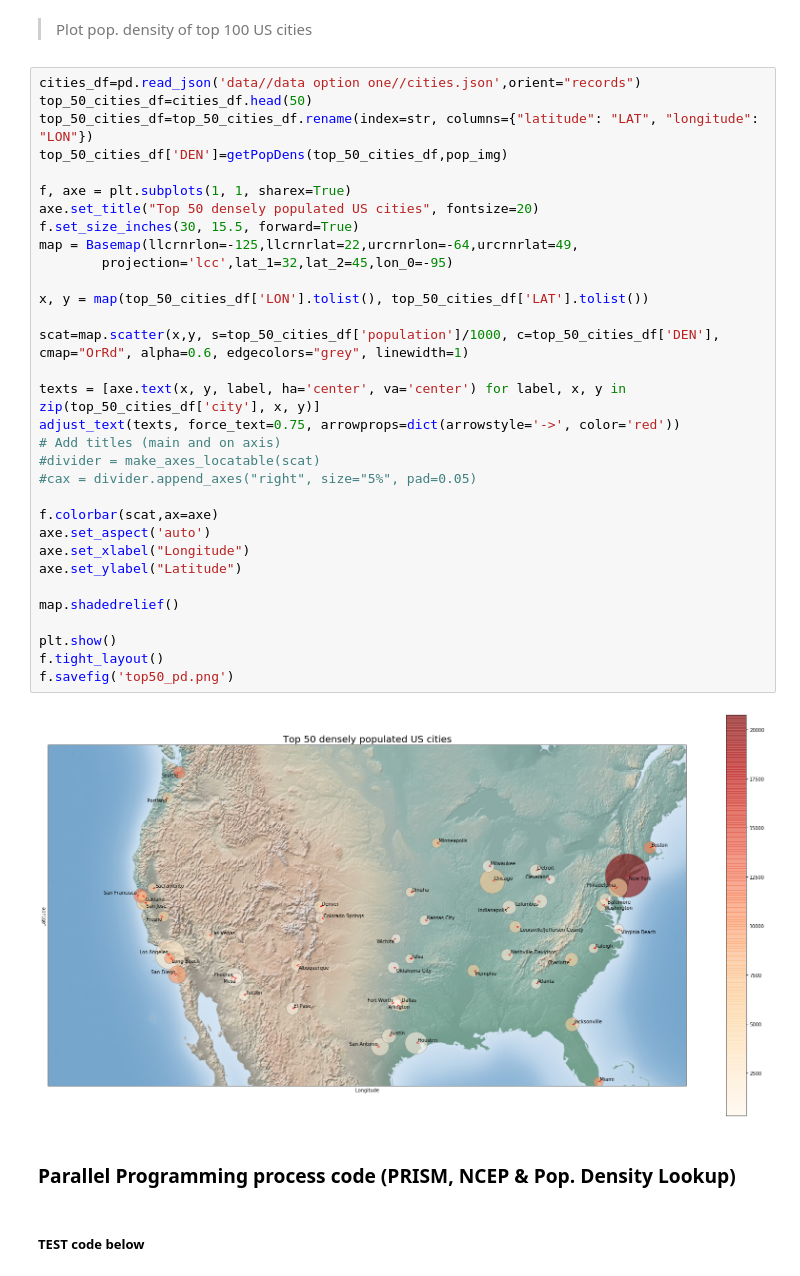
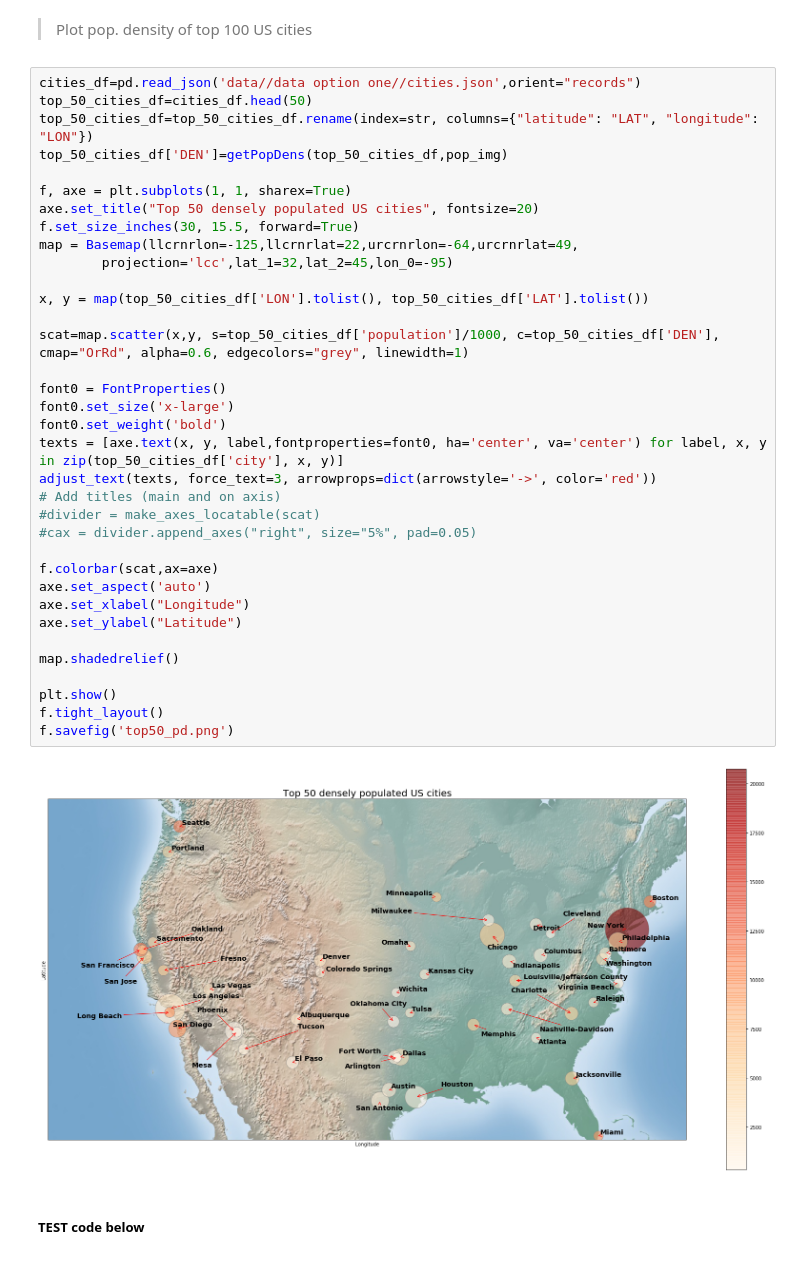
Before and after one commit to ShawnHouCHN/Large-scale-social-media-data-as-a-sensor-for-public-opinion-on-climate-change, a Jupyter notebook: Data Preprocessing & Modelling.ipynb, the cells around one changed output. Drawn from its saved outputs; the diff is of its cells as text.

```diff
--- a/Data Preprocessing & Modelling.ipynb
+++ b/Data Preprocessing & Modelling.ipynb
@@ -716,38 +776,39 @@ print data[4278:7230,6625:13656].shape
 cities_df=pd.read_json('data//data option one//cities.json',orient="records")
 top_50_cities_df=cities_df.head(50)
 top_50_cities_df=top_50_cities_df.rename(index=str, columns={"latitude": "LAT", "longitude": "LON"})
 top_50_cities_df['DEN']=getPopDens(top_50_cities_df,pop_img)
 
 f, axe = plt.subplots(1, 1, sharex=True)
 axe.set_title("Top 50 densely populated US cities", fontsize=20)
 f.set_size_inches(30, 15.5, forward=True)
 map = Basemap(llcrnrlon=-125,llcrnrlat=22,urcrnrlon=-64,urcrnrlat=49,
         projection='lcc',lat_1=32,lat_2=45,lon_0=-95)
 
 x, y = map(top_50_cities_df['LON'].tolist(), top_50_cities_df['LAT'].tolist())
 
 scat=map.scatter(x,y, s=top_50_cities_df['population']/1000, c=top_50_cities_df['DEN'], cmap="OrRd", alpha=0.6, edgecolors="grey", linewidth=1)
 
-texts = [axe.text(x, y, label, ha='center', va='center') for label, x, y in zip(top_50_cities_df['city'], x, y)]
-adjust_text(texts, force_text=0.75, arrowprops=dict(arrowstyle='->', color='red'))
+font0 = FontProperties()
+font0.set_size('x-large')
+font0.set_weight('bold')
+texts = [axe.text(x, y, label,fontproperties=font0, ha='center', va='center') for label, x, y in zip(top_50_cities_df['city'], x, y)]
+adjust_text(texts, force_text=3, arrowprops=dict(arrowstyle='->', color='red'))
 # Add titles (main and on axis)
 #divider = make_axes_locatable(scat)
 #cax = divider.append_axes("right", size="5%", pad=0.05)
 
 f.colorbar(scat,ax=axe)
 axe.set_aspect('auto')
 axe.set_xlabel("Longitude")
 axe.set_ylabel("Latitude")
 
 map.shadedrelief()
 
 plt.show()
 f.tight_layout()
 f.savefig('top50_pd.png')
 # %% [output]
-[figure, old version]
+[figure, new version]
-# %% [markdown]
-### Parallel Programming process code (PRISM, NCEP & Pop. Density Lookup)
 # %% [markdown]
 ##### TEST code below
 # %%
```
Also changed, not shown: parts of 5 cells of this notebook.
